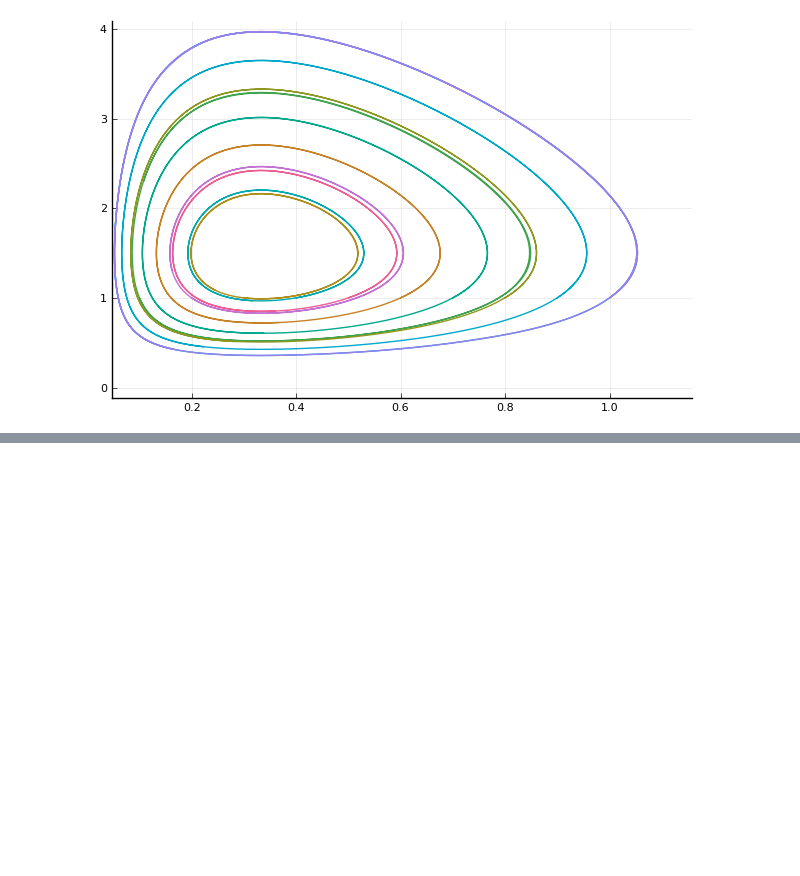
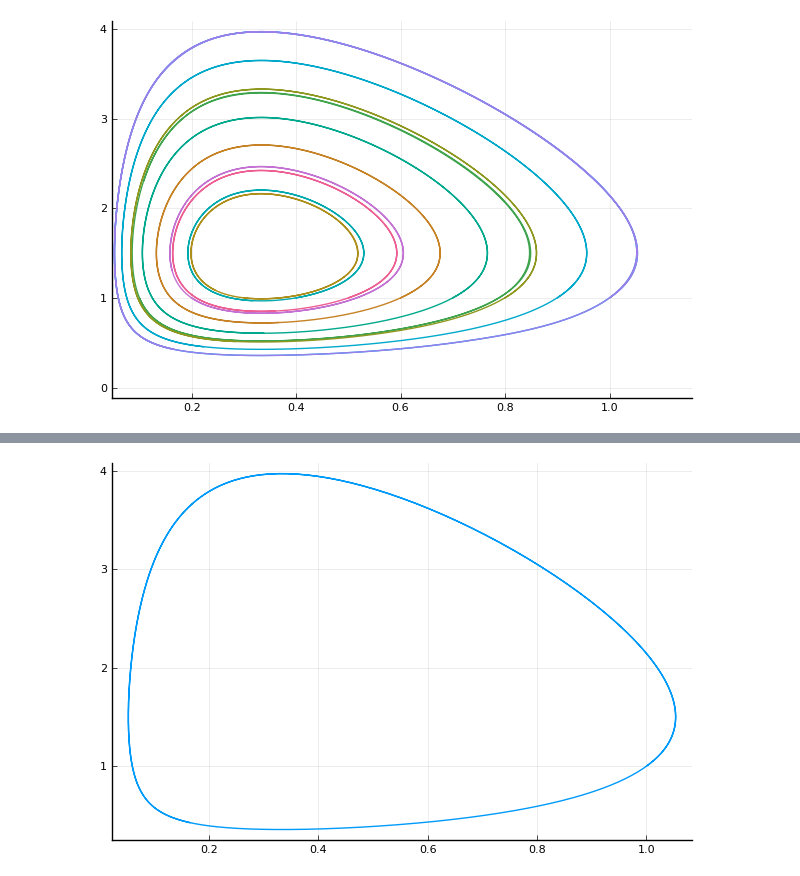
Before and after one commit to jmgraham30/JuliaCompExpMath, a Jupyter notebook: ModelingDifferentialEquations.ipynb, the cells around one changed output, grey strips where cells are left out. Saved outputs shown, nothing was run; the diff lists cells and outputs as text; code cells hidden in the pictures; blank space fills up the shorter version.

```diff
--- a/ModelingDifferentialEquations.ipynb
+++ b/ModelingDifferentialEquations.ipynb
@@ -107,0 +148,9 @@ plt = plot!(legend=false)
+# %%
+# create function to model right hand side
+function ppsys!(du,u,p,t)
+    x,y = u
+    α,β,γ,δ = p
+    du[1] = α*x - β*x*y
+    du[2] = γ*x*y - δ*y
+    return nothing
+end
@@ -107,0 +159,6 @@ plt = plot!(legend=false)
+# %%
+p = (1.5,1.0,3.0,1.0);
+u0 = [1.0,1.0];
+hh = ContinuousDynamicalSystem(ppsys!,u0,p);
+# %%
+tr = trajectory(hh,10.0,dt=0.01)
@@ -107,0 +183,4 @@ plt = plot!(legend=false)
+# %%
+plot(tr[:,1],tr[:,2],legend=false)
+# %% [output]
+[figure, added]
```
Also changed, not shown: parts of 9 cells of this notebook, 1 other file.
